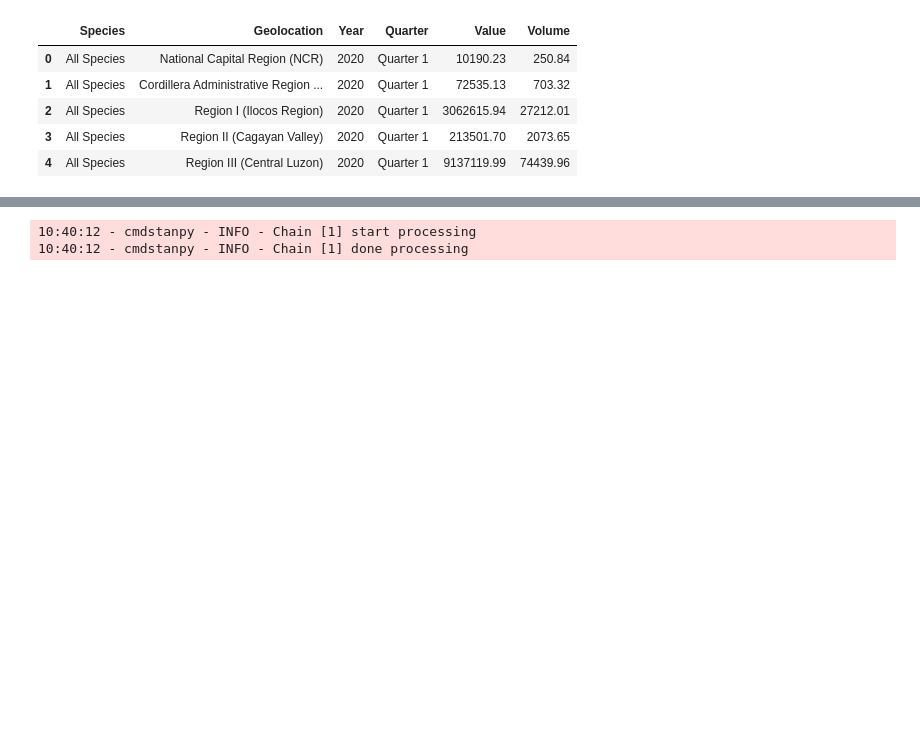
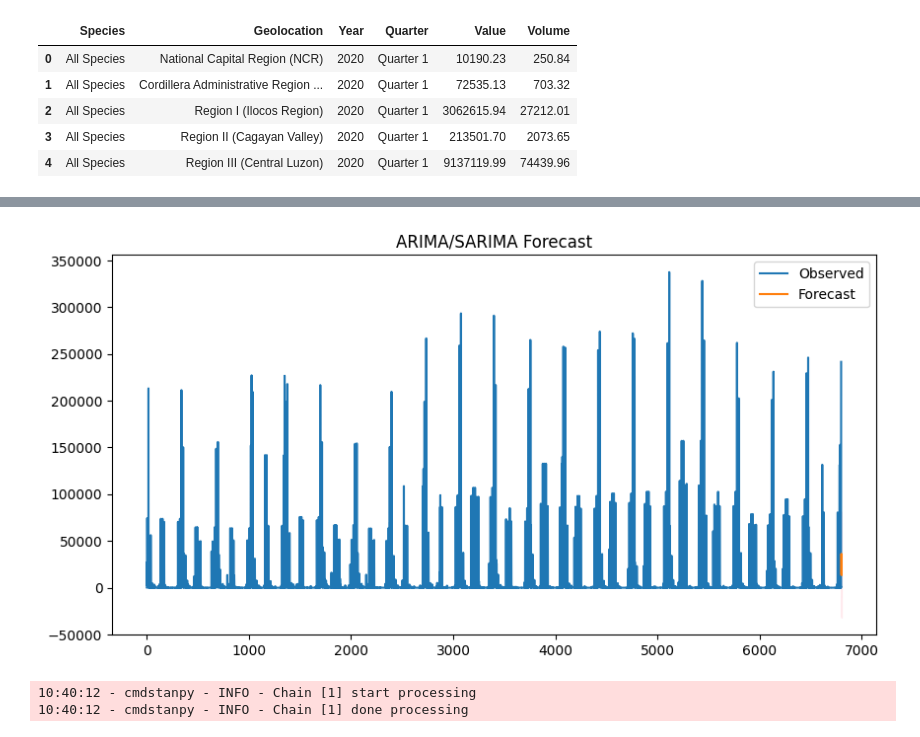
Before and after one commit to jcfrongoso/cs132-final-project, a Jupyter notebook: ml.ipynb, the cells around one changed output, grey strips where cells are left out. Saved outputs shown, nothing was run; the diff lists cells and outputs as text; code cells hidden in the pictures; blank space fills up the shorter version.

```diff
--- a/ml.ipynb
+++ b/ml.ipynb
@@ -13,0 +99,7 @@ df.head()
+# %%
+from statsmodels.tsa.statespace.sarimax import SARIMAX
+
+# SARIMA(p,d,q)(P,D,Q,s)
+model = SARIMAX(ts, order=(1,1,1), seasonal_order=(1,1,1,4))  # quarterly seasonality
+fitted = model.fit()
+print(fitted.summary())
@@ -14,3 +124,19 @@ df.head()
+# %%
+forecast = fitted.get_forecast(steps=4)
+pred = forecast.predicted_mean
+conf_int = forecast.conf_int()
+
+import matplotlib.pyplot as plt
+
+plt.figure(figsize=(10,5))
+plt.plot(ts, label='Observed')
+plt.plot(pred, label='Forecast')
+plt.fill_between(conf_int.index, conf_int.iloc[:,0], conf_int.iloc[:,1], color='pink', alpha=0.3)
+plt.legend()
+plt.title("ARIMA/SARIMA Forecast")
+plt.show()
+# %% [output]
+[figure, added]
 # %%
 mapper = {
     ' Quarter 1': 'March 31',
```
Also changed, not shown: parts of 4 cells of this notebook.
